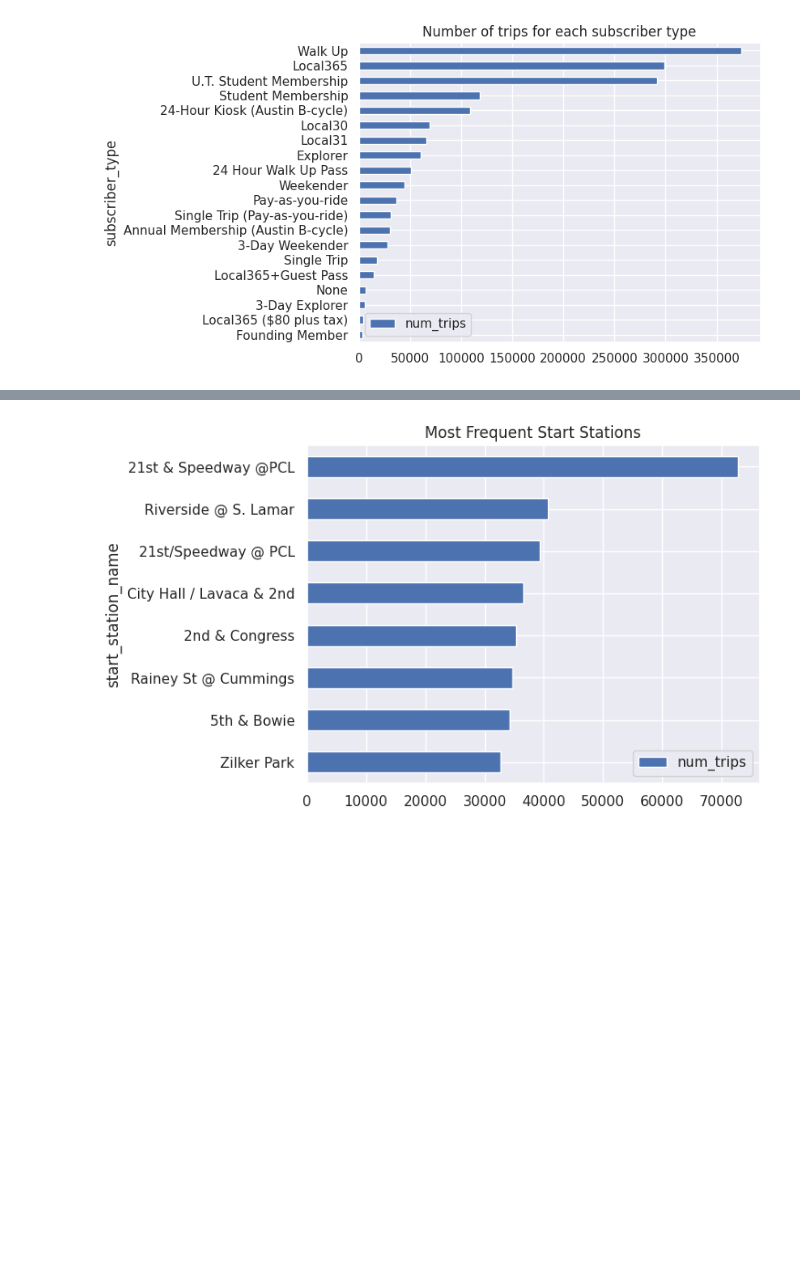
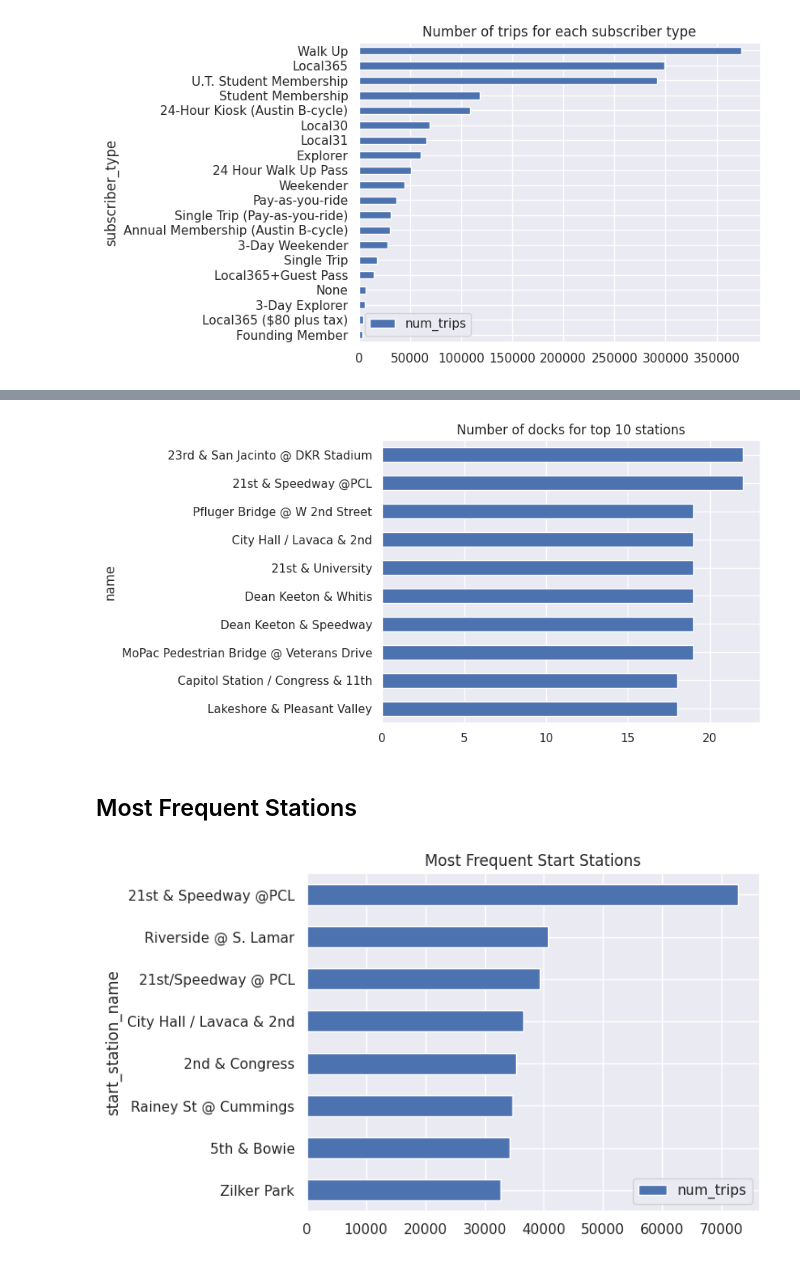
Before and after one commit to dan-bouchard/sql-big-query, a Jupyter notebook: sql_big_query.ipynb, the cells around one changed output, grey strips where cells are left out. Saved outputs shown, nothing was run; the diff lists cells and outputs as text; code cells hidden in the pictures; blank space fills up the shorter version.

```diff
--- a/sql_big_query.ipynb
+++ b/sql_big_query.ipynb
@@ -196,3 +228,9 @@ subscriber_type_num_df.set_index('subscriber_type').sort_values(by='num_trips').
+# %%
+number_of_docks_df.set_index('name').sort_values(by='number_of_docks').plot.barh(title='Number of docks for top 10 stations', legend=False);
+# %% [output]
+[figure, added]
+# %% [markdown]
+## Most Frequent Stations
 # %%
 %%bigquery start_station_trips_df
 SELECT start_station_id, start_station_name, COUNT(*) AS num_trips
```
Also changed, not shown: parts of 17 cells of this notebook.
